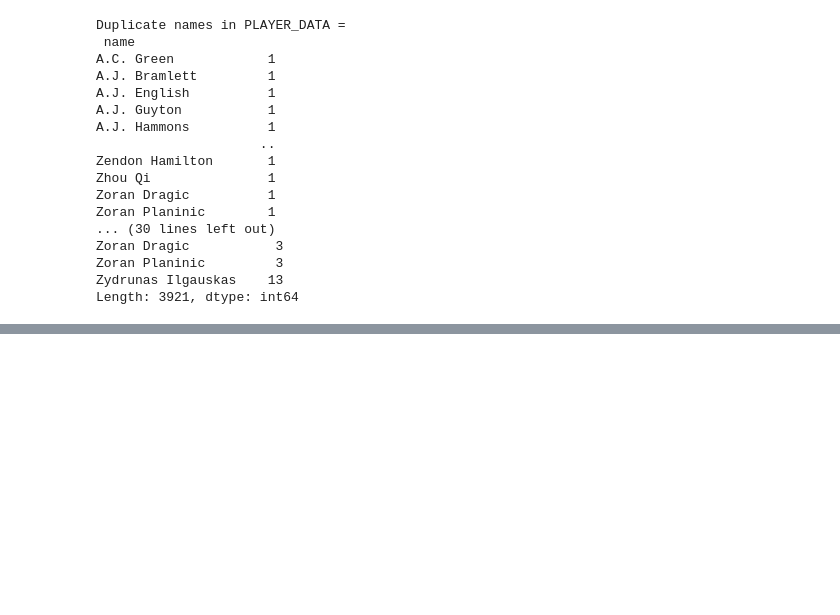
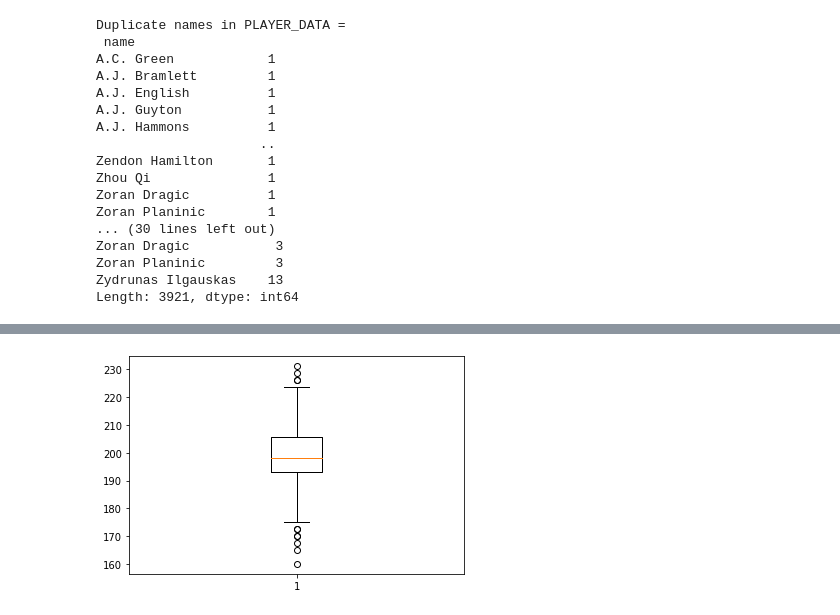
Before and after one commit to nickhil-tekwani/NBA-Data-ML-Model, a Jupyter notebook: nba_regression.ipynb, the cells around one changed output, grey strips where cells are left out. Saved outputs shown, nothing was run; the diff lists cells and outputs as text; code cells hidden in the pictures; blank space fills up the shorter version.

```diff
--- a/nba_regression.ipynb
+++ b/nba_regression.ipynb
@@ -141,0 +149,5 @@ final_cleaned_pd
+# %%
+temp_3 = new_merged["weight"].apply(lbs_to_kgs)
+temp_3
+new_merged["weight"] = temp_3
+new_merged
@@ -141,0 +168,4 @@ final_cleaned_pd
+# %%
+# woo final dataframe!
+nba_df = new_merged.dropna(axis=0)
+nba_df
@@ -141,0 +208,26 @@ final_cleaned_pd
+# %%
+import numpy as np
+height = nba_df["height"]
+weight = nba_df["weight"]
+age = nba_df["age"]
+# 5 NUMBER SUMMARY
+print("HEIGHT:")
+print("\t min = ", np.min(height))
+print("\t max = ", np.max(height))
+print("\t std = ", np.std(height))
+print("\t mean = ", np.mean(height))
+print("\t median = ", np.median(height))
+
+print("WEIGHT:")
+print("\t min = ", np.min(weight))
+print("\t max = ", np.max(weight))
+print("\t std = ", np.std(weight))
+print("\t mean = ", np.mean(weight))
+print("\t median = ", np.median(weight))
+
+print("AGE:")
+print("\t min = ", np.min(age))
+print("\t max = ", np.max(age))
+print("\t std = ", np.std(age))
+print("\t mean = ", np.mean(age))
+print("\t median = ", np.median(age))
@@ -141,0 +253,7 @@ final_cleaned_pd
+# %%
+import matplotlib.pyplot as plt
+
+plt.boxplot(height)
+plt.show()
+# %% [output]
+[figure, added]
```
Also changed, not shown: parts of 12 cells of this notebook.
